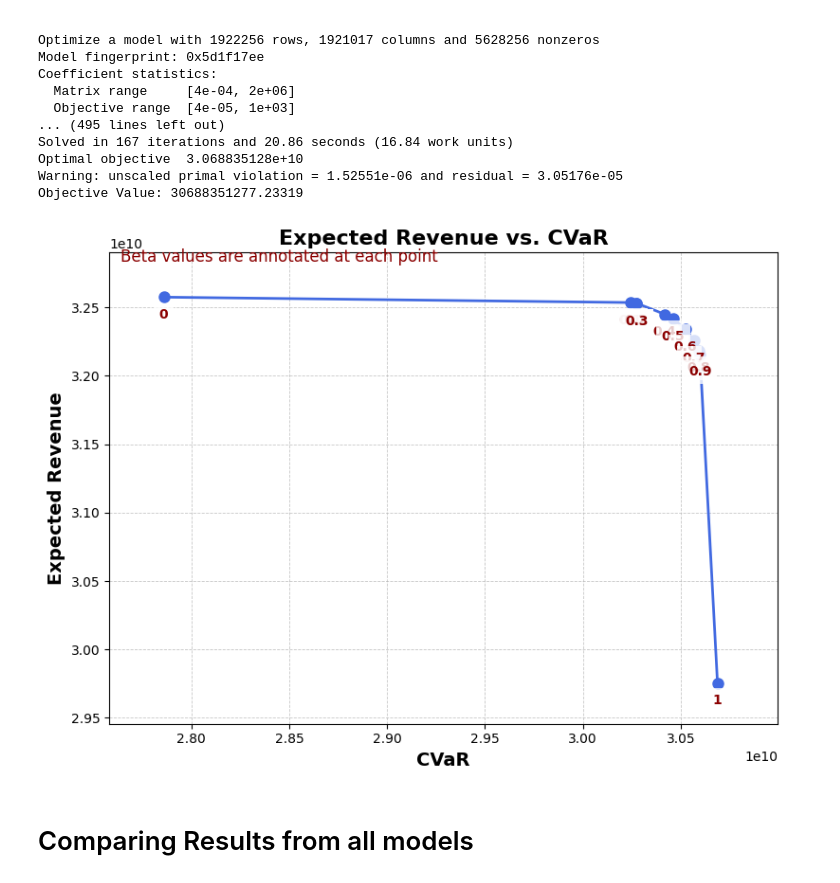
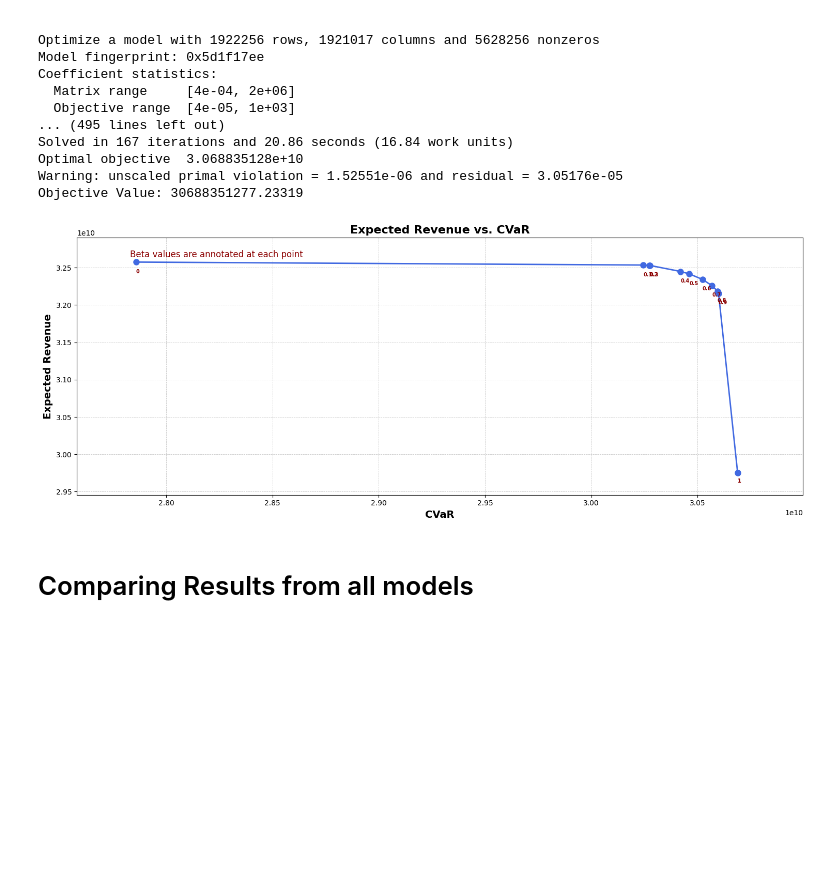
Before and after one commit to bioapfelsaft123/Opti, a Jupyter notebook: AssignmentV2/Main Code/Assignment_Class.ipynb, the cells around one changed output. Cells and saved outputs as stored; diff of their text form; code cells hidden in the pictures; blank space fills up the shorter version.

```diff
--- a/AssignmentV2/Main Code/Assignment_Class.ipynb
+++ b/AssignmentV2/Main Code/Assignment_Class.ipynb
@@ -759,7 +769,7 @@ Warning: unscaled primal violation = 1.52551e-06 and residual = 3.05176e-05
 Objective Value: 30688351277.23319
 # %%
 ## PLOT THE RESULTS
-plt.figure(figsize=(8, 6))  # Normal-sized dimensions
+plt.figure(figsize=(15, 6))  # Normal-sized dimensions
 
 # Plot with consistent scaling for both axes
 plt.plot(
@@ -768,38 +778,38 @@ plt.plot(
 )
 
 # Set axis labels and title with professional formatting
 plt.xlabel('CVaR', fontsize=14, fontweight='bold')
 plt.ylabel('Expected Revenue', fontsize=14, fontweight='bold')
 plt.title('Expected Revenue vs. CVaR', fontsize=16, fontweight='bold')
 
 # Annotate each point with its beta value
 for i, beta in enumerate(Beta_values):
     plt.text(
-        Results_CVaR[i], Results_Expected_rev[i] - (0.0025 * Results_Expected_rev[i]),
-        f'{beta}', fontsize=10, color='darkred', fontweight='bold',
-        ha='center', va='top', bbox=dict(facecolor='white', edgecolor='none', alpha=0.8)
+        Results_CVaR[i], Results_Expected_rev[i] - (0.005 * Results_Expected_rev[i]),
+        f'{beta}', fontsize=7, color='darkred', fontweight='bold',
+        ha='left', va='bottom', bbox=dict(facecolor='none', edgecolor='none', alpha=0.8)
     )
 
 # Gridlines for clarity
 plt.grid(visible=True, linestyle='--', linewidth=0.6, alpha=0.7)
 
 # Adjusting axis limits for balanced visual spacing
 plt.xlim(min(Results_CVaR) * 0.99, max(Results_CVaR) * 1.01)
 plt.ylim(min(Results_Expected_rev) * 0.99, max(Results_Expected_rev) * 1.01)
 
 # Add legend as a caption-like explanation
 plt.text(
-    min(Results_CVaR)* 0.992, max(Results_Expected_rev) * 1.008,
+    min(Results_CVaR)* 0.999, max(Results_Expected_rev) * 1.002,
     'Beta values are annotated at each point', fontsize=12, color='darkred'
 )
 
 # Tight layout to ensure everything fits well
 plt.tight_layout()
 
 # Display the plot
 plt.show()
 # %% [output]
-[figure, old version]
+[figure, new version]
 # %% [markdown]
 # Comparing Results from all models
 # %%
```
Also changed, not shown: parts of 6 cells of this notebook, 7 other files.
